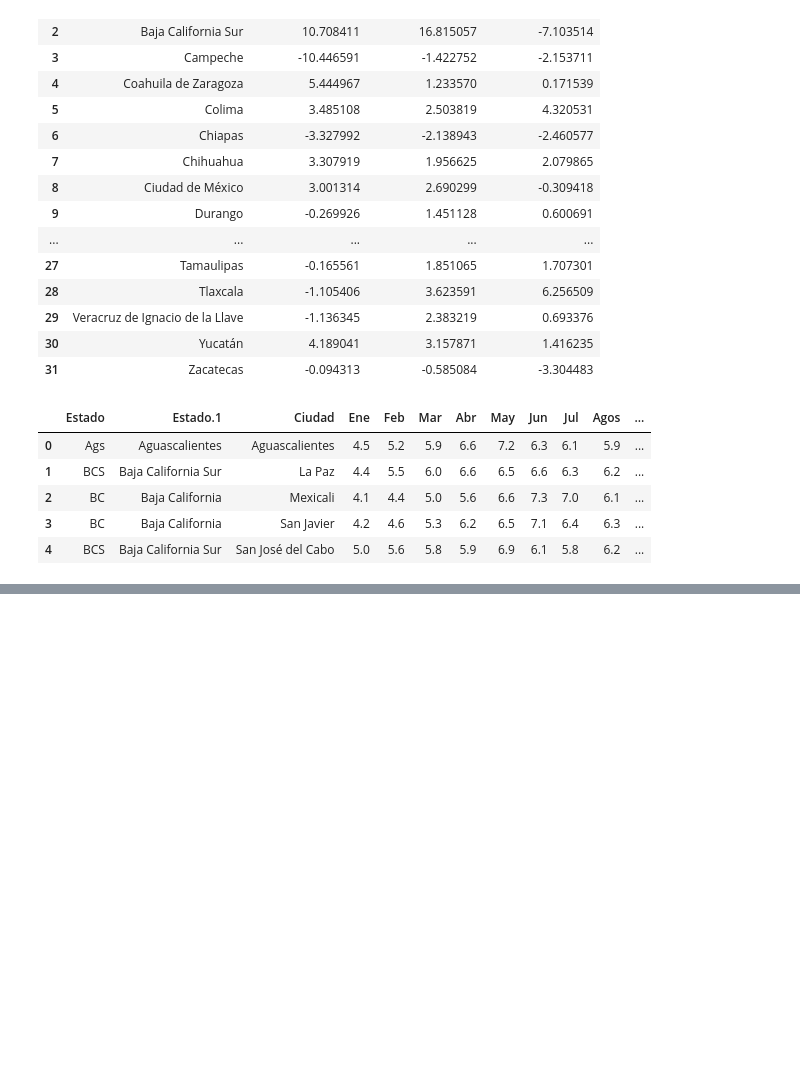
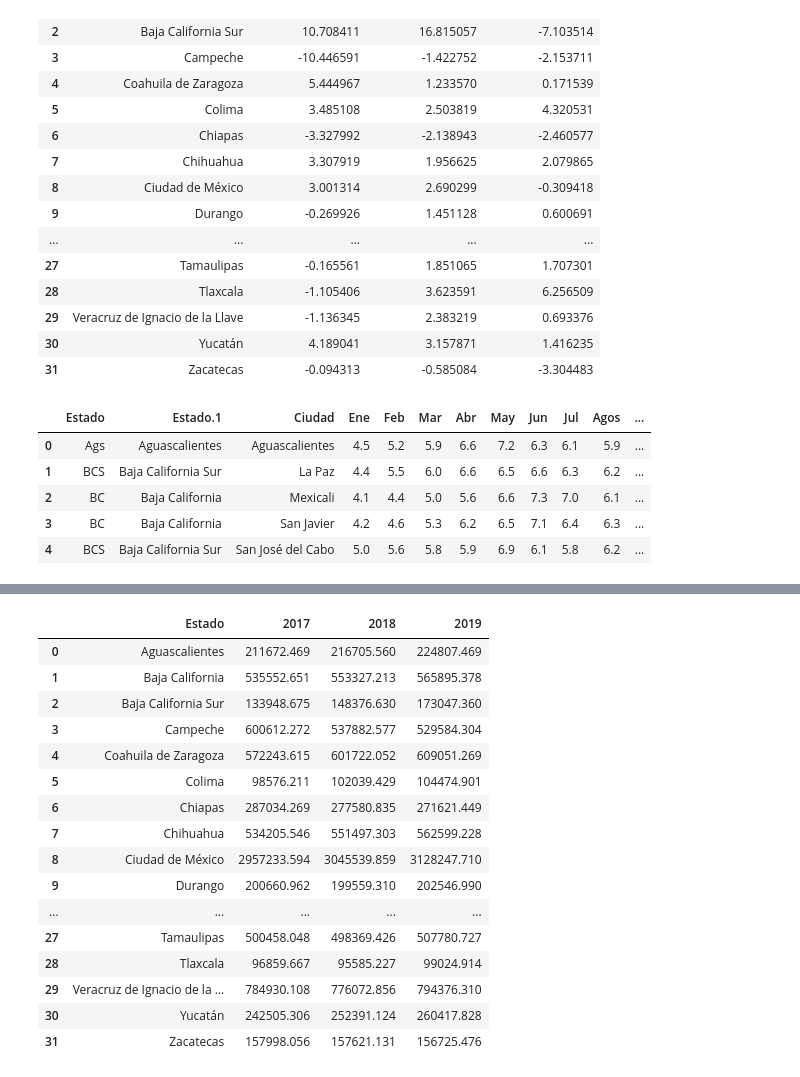
Before and after one commit to jordan3004/team5-solar-energy, a Jupyter notebook: Solar-Energy-Analysis.ipynb, the cells around one changed output, grey strips where cells are left out. Saved outputs shown, nothing was run; the diff lists cells and outputs as text; code cells hidden in the pictures; blank space fills up the shorter version.

```diff
--- a/Solar-Energy-Analysis.ipynb
+++ b/Solar-Energy-Analysis.ipynb
@@ -229,0 +267,24 @@ df
+# %%
+#Data cleaning
+c = pd.read_excel("Resources/PIBE_2.xlsx")
+c
+clean_PIBE = c[["Estado",2017,2018,2019]]
+clean_PIBE
+# %% [output]
+|  | Estado | 2017 | 2018 | 2019 |
+| 0 | Aguascalientes | 211672.469 | 216705.560 | 224807.469 |
+| 1 | Baja California | 535552.651 | 553327.213 | 565895.378 |
+| 2 | Baja California Sur | 133948.675 | 148376.630 | 173047.360 |
+| 3 | Campeche | 600612.272 | 537882.577 | 529584.304 |
+| 4 | Coahuila de Zaragoza | 572243.615 | 601722.052 | 609051.269 |
+| 5 | Colima | 98576.211 | 102039.429 | 104474.901 |
+| 6 | Chiapas | 287034.269 | 277580.835 | 271621.449 |
+| 7 | Chihuahua | 534205.546 | 551497.303 | 562599.228 |
+| 8 | Ciudad de México | 2957233.594 | 3045539.859 | 3128247.710 |
+| 9 | Durango | 200660.962 | 199559.310 | 202546.990 |
+| ... | ... | ... | ... | ... |
+| 27 | Tamaulipas | 500458.048 | 498369.426 | 507780.727 |
+| 28 | Tlaxcala | 96859.667 | 95585.227 | 99024.914 |
+| 29 | Veracruz de Ignacio de la ... | 784930.108 | 776072.856 | 794376.310 |
+| 30 | Yucatán | 242505.306 | 252391.124 | 260417.828 |
+| 31 | Zacatecas | 157998.056 | 157621.131 | 156725.476 |
```
Also changed, not shown: parts of 12 cells of this notebook, 1 other file.
